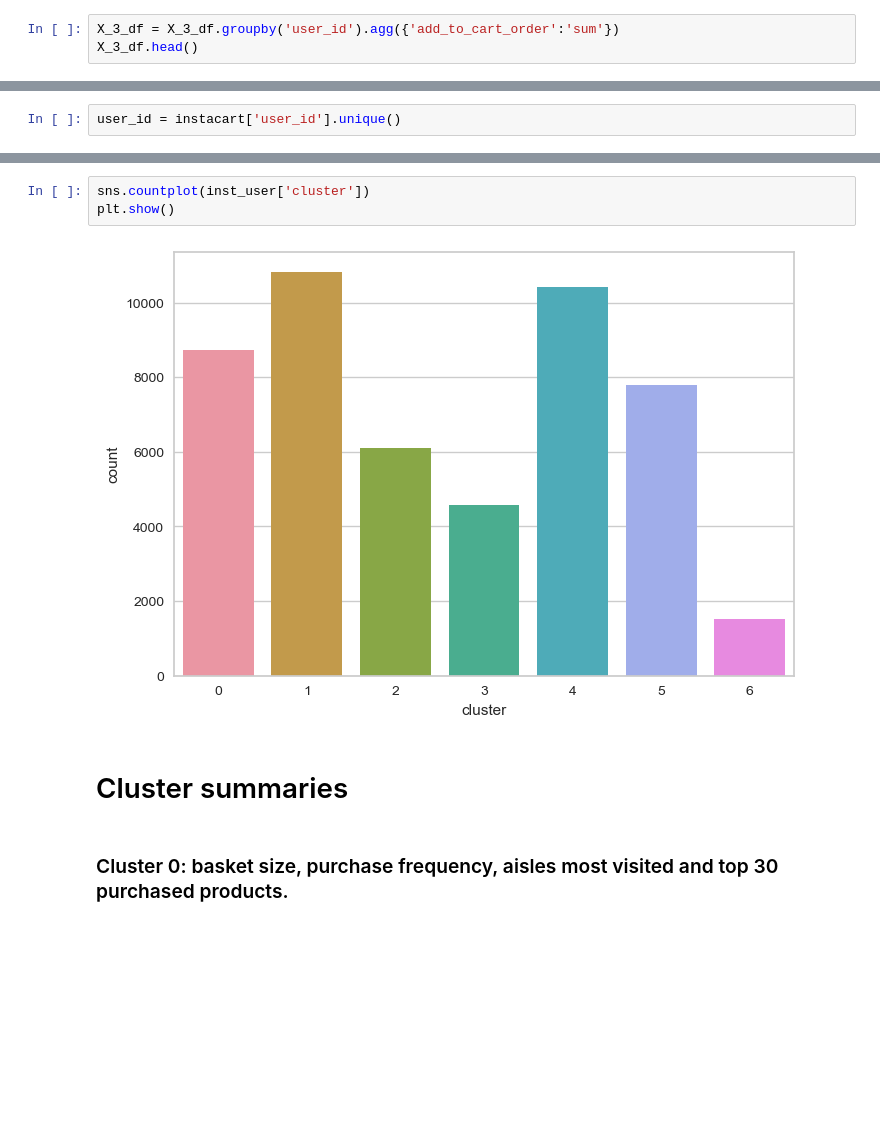
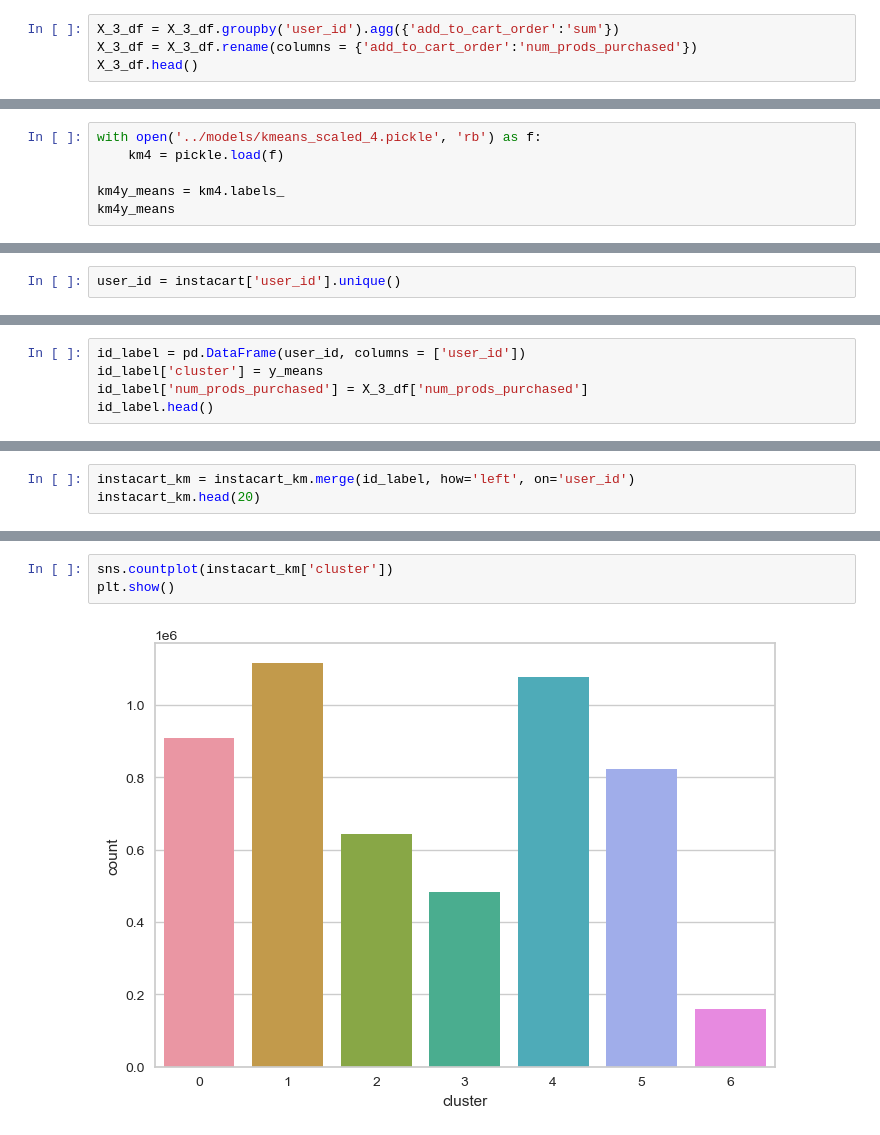
Before and after one commit to ameliapt/instacart_project, a Jupyter notebook: notebooks/2. K-Means_clustering.ipynb, the cells around one changed output, grey strips where cells are left out. Drawn from its saved outputs; the diff is of its cells as text; blank space fills up the shorter version.

```diff
--- a/notebooks/2. K-Means_clustering.ipynb
+++ b/notebooks/2. K-Means_clustering.ipynb
@@ -261,5 +257,6 @@ X_3_df.head(10)
 | 9 | 1 | 3367565 | 4 |
 # %%
 X_3_df = X_3_df.groupby('user_id').agg({'add_to_cart_order':'sum'})
+X_3_df = X_3_df.rename(columns = {'add_to_cart_order':'num_prods_purchased'})
 X_3_df.head()
 # %% [output]
@@ -339,0 +429,6 @@ X_scaled.head()
+# %%
+with open('../models/kmeans_scaled_4.pickle', 'rb') as f:
+    km4 = pickle.load(f)
+
+km4y_means = km4.labels_
+km4y_means
@@ -469,0 +579,5 @@ inst_user.head()
+# %%
+id_label = pd.DataFrame(user_id, columns = ['user_id'])
+id_label['cluster'] = y_means
+id_label['num_prods_purchased'] = X_3_df['num_prods_purchased']
+id_label.head()
@@ -469,0 +600,3 @@ inst_user.head()
+# %%
+instacart_km = instacart_km.merge(id_label, how='left', on='user_id')
+instacart_km.head(20)
@@ -470,9 +621,5 @@ inst_user.head()
 # %%
-sns.countplot(inst_user['cluster'])
+sns.countplot(instacart_km['cluster'])
 plt.show()
 # %% [output]
-[figure, old version]
+[figure, new version]
-# %% [markdown]
-# Cluster summaries
-# %% [markdown]
-### Cluster 0: basket size, purchase frequency, aisles most visited and top 30 purchased products.
```
Also changed, not shown: parts of 43 cells of this notebook, 15 other files.
